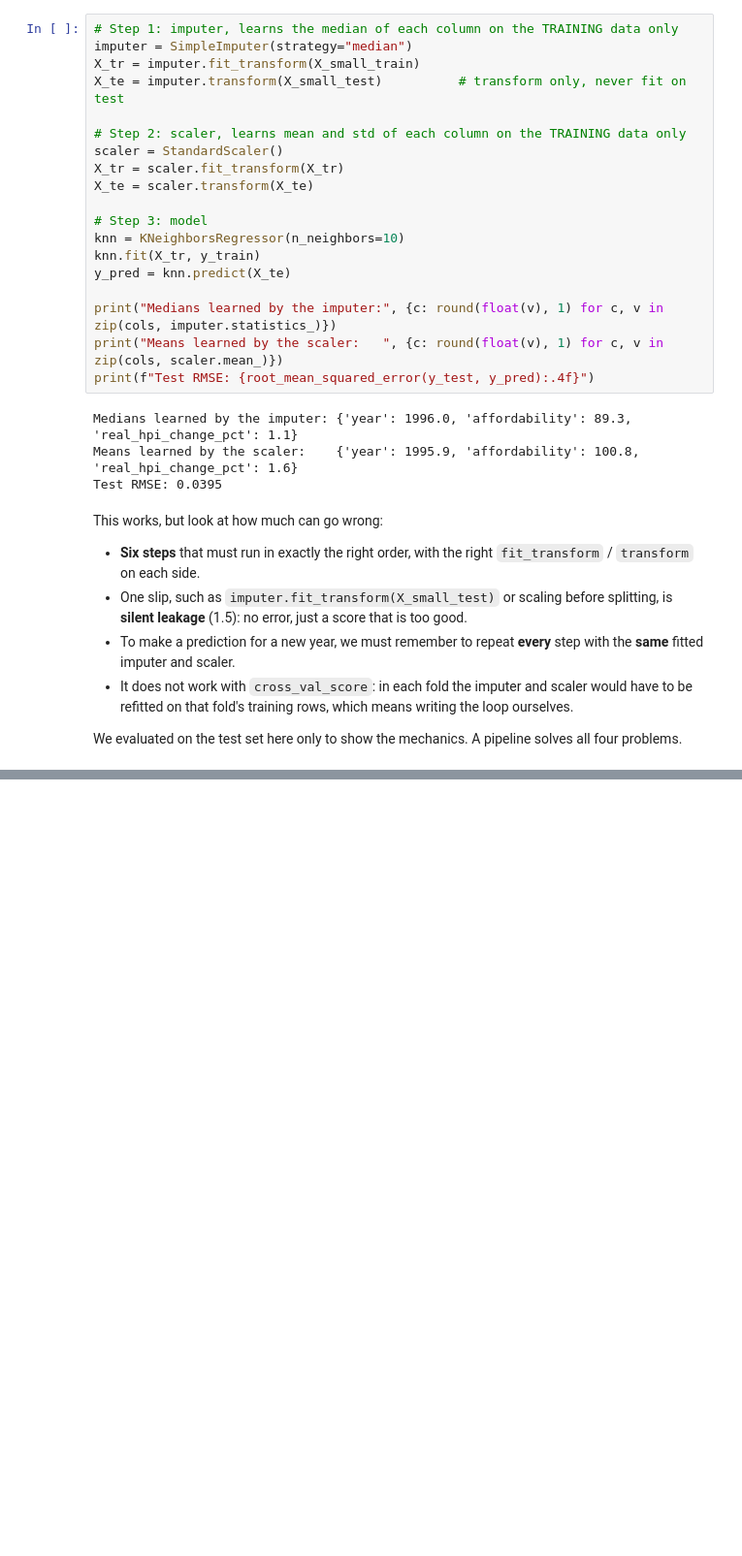
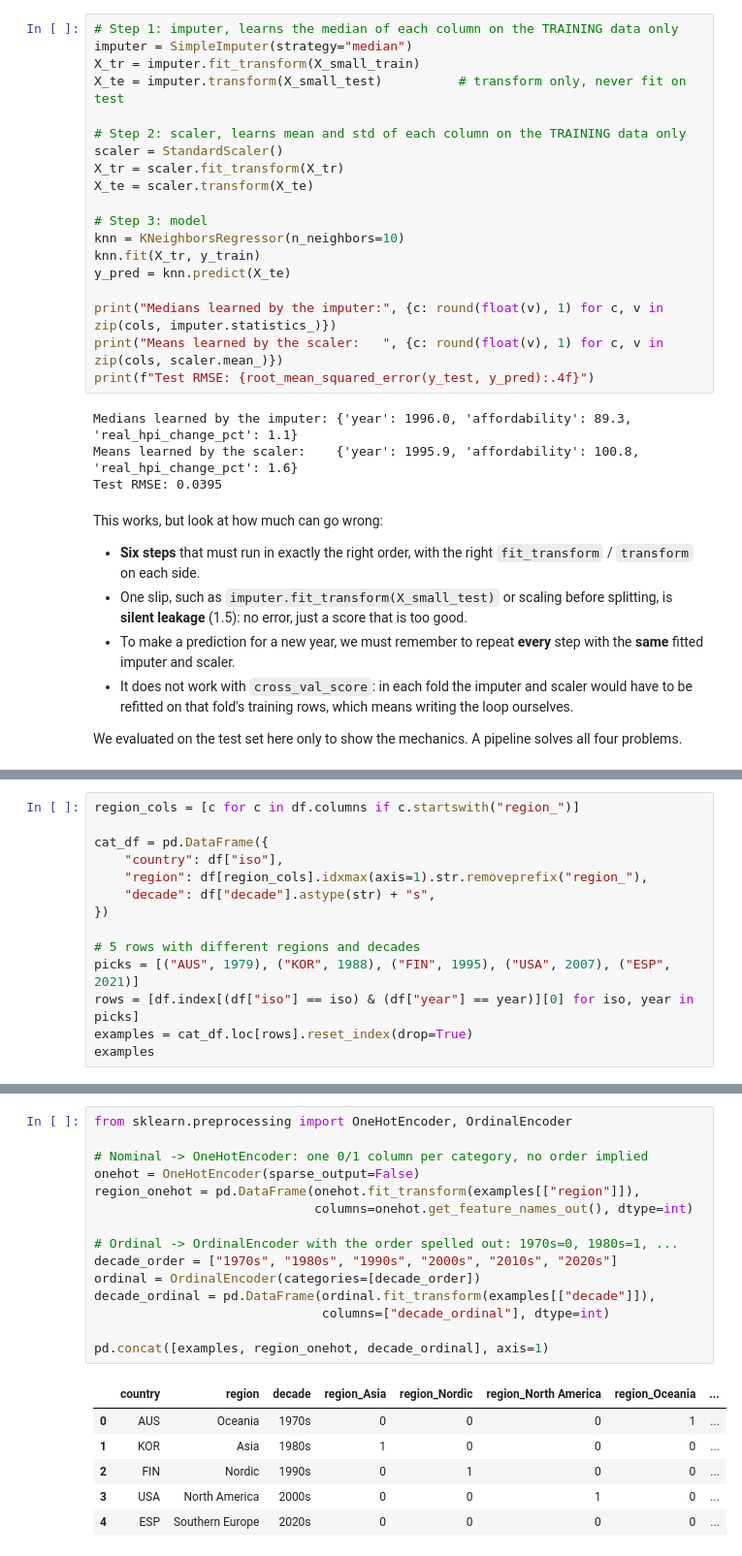
Before and after one commit to iaac-maai/Group8-day1-assignment, a Jupyter notebook: notebook/Day2_models.ipynb, the cells around one changed output, grey strips where cells are left out. Shown at 97% size. Saved outputs shown, nothing was run; the diff lists cells and outputs as text; blank space fills up the shorter version.

```diff
--- a/notebook/Day2_models.ipynb
+++ b/notebook/Day2_models.ipynb
@@ -759,0 +810,14 @@ We evaluated on the test set here only to show the mechanics. A pipeline solves
+# %%
+region_cols = [c for c in df.columns if c.startswith("region_")]
+
+cat_df = pd.DataFrame({
+    "country": df["iso"],
+    "region": df[region_cols].idxmax(axis=1).str.removeprefix("region_"),
+    "decade": df["decade"].astype(str) + "s",
+})
+
+# 5 rows with different regions and decades
+picks = [("AUS", 1979), ("KOR", 1988), ("FIN", 1995), ("USA", 2007), ("ESP", 2021)]
+rows = [df.index[(df["iso"] == iso) & (df["year"] == year)][0] for iso, year in picks]
+examples = cat_df.loc[rows].reset_index(drop=True)
+examples
@@ -759,0 +831,22 @@ We evaluated on the test set here only to show the mechanics. A pipeline solves
+# %%
+from sklearn.preprocessing import OneHotEncoder, OrdinalEncoder
+
+# Nominal -> OneHotEncoder: one 0/1 column per category, no order implied
+onehot = OneHotEncoder(sparse_output=False)
+region_onehot = pd.DataFrame(onehot.fit_transform(examples[["region"]]),
+                             columns=onehot.get_feature_names_out(), dtype=int)
+
+# Ordinal -> OrdinalEncoder with the order spelled out: 1970s=0, 1980s=1, ...
+decade_order = ["1970s", "1980s", "1990s", "2000s", "2010s", "2020s"]
+ordinal = OrdinalEncoder(categories=[decade_order])
+decade_ordinal = pd.DataFrame(ordinal.fit_transform(examples[["decade"]]),
+                              columns=["decade_ordinal"], dtype=int)
+
+pd.concat([examples, region_onehot, decade_ordinal], axis=1)
+# %% [output]
+|  | country | region | decade | region_Asia | region_Nordic | region_North America | region_Oceania | ... |
+| 0 | AUS | Oceania | 1970s | 0 | 0 | 0 | 1 | ... |
+| 1 | KOR | Asia | 1980s | 1 | 0 | 0 | 0 | ... |
+| 2 | FIN | Nordic | 1990s | 0 | 1 | 0 | 0 | ... |
+| 3 | USA | North America | 2000s | 0 | 0 | 1 | 0 | ... |
+| 4 | ESP | Southern Europe | 2020s | 0 | 0 | 0 | 0 | ... |
```
Also changed, not shown: parts of 6 cells of this notebook.
